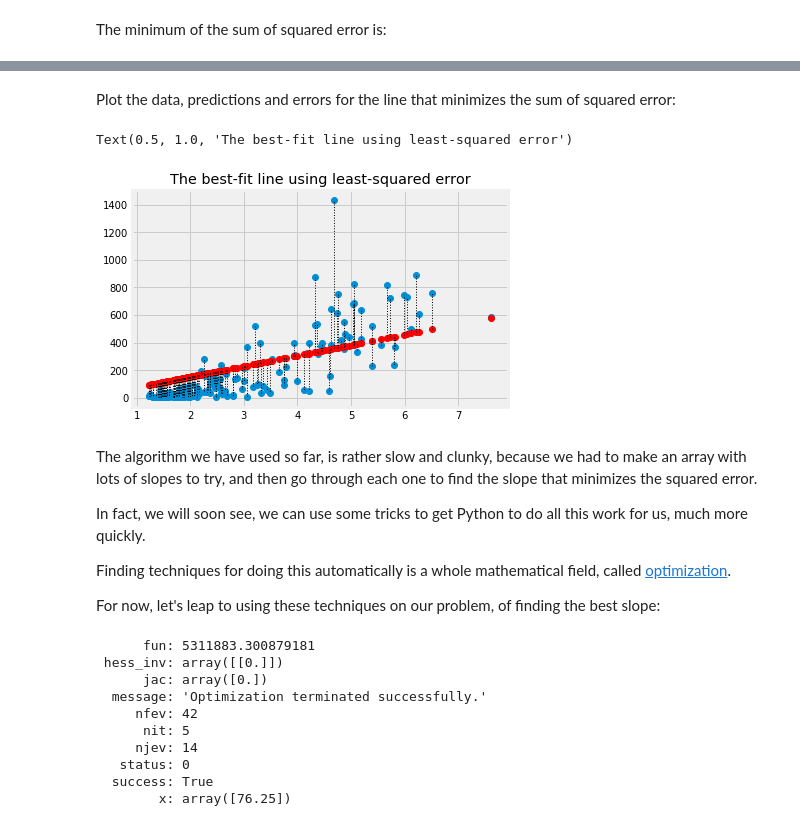
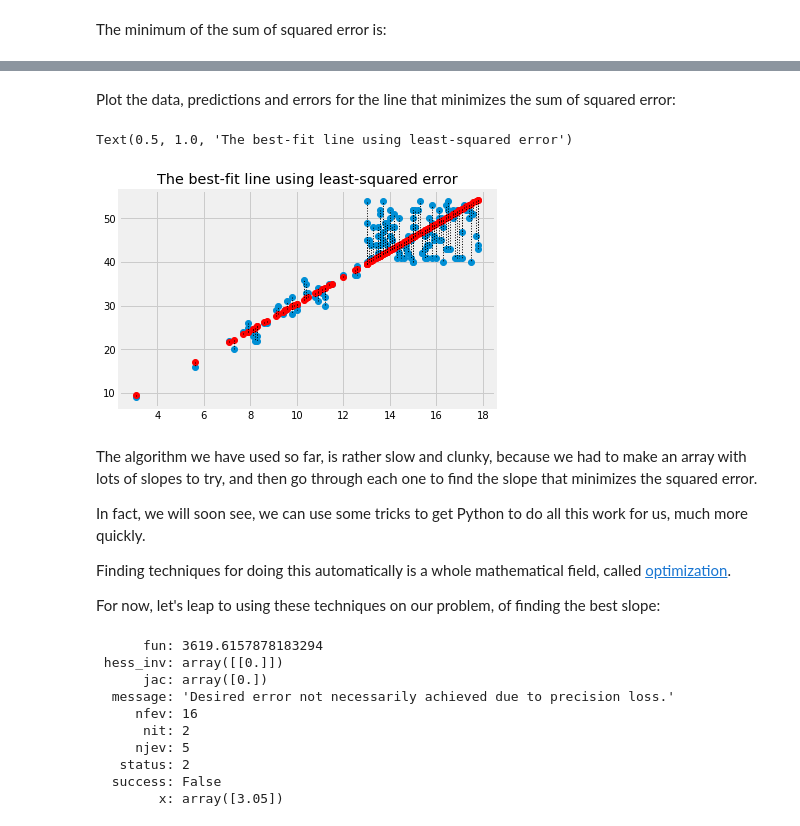
Before and after one commit to matthew-brett/cfd2019, a Jupyter notebook: notebooks/08/mean_and_slopes.ipynb, the cells around one changed output, grey strips where cells are left out. Cells and saved outputs as stored; diff of their text form; code cells hidden in the pictures.

```diff
--- a/notebooks/08/mean_and_slopes.ipynb
+++ b/notebooks/08/mean_and_slopes.ipynb
@@ -228,10 +277,10 @@ In this plot, for each point, we draw a thin dotted line between the prediction
 # %%
-plt.plot(fert, mmr, 'o')
-plt.plot(fert, mmr_predicted, 'o', color='red')
+plt.plot(hgb, pcv, 'o')
+plt.plot(hgb, pcv_predicted, 'o', color='red')
 # Draw a line between predicted and actual
-for i in np.arange(len(fert)):
-    x = fert[i]
-    y_0 = mmr_predicted[i]
-    y_1 = mmr[i]
+for i in np.arange(len(hgb)):
+    x = hgb[i]
+    y_0 = pcv_predicted[i]
+    y_1 = pcv[i]
     plt.plot([x, x], [y_0, y_1], ':', color='black', linewidth=1)
 # %% [output]
@@ -257,7 +318,7 @@ We have already calculated the prediction and error for our slope of 100, but le
 # %%
-slope = 100
-mmr_predicted = fert * slope
-error = mmr - mmr_predicted
+slope = 3
+pcv_predicted = hgb * slope
+error = pcv - pcv_predicted
 # The sum of squared error
-sum(error ** 2)
+np.sum(error ** 2)
 # %% [output]
@@ -271,8 +333,8 @@ outside *function world*. The function can see these values, from
 function world.
 # %%
 def sos_error(slope):
-    fitted = fert * slope  # 'fert' comes from the top level
-    error = mmr - fitted     # 'mmr' comes from the top level
+    fitted = hgb * slope  # 'hgb' comes from the top level
+    error = pcv - fitted     # 'pcv' comes from the top level
     return np.sum(error ** 2)
 # %% [markdown]
 First check we get the same answer as the calculation above:
@@ -291,6 +355,6 @@ Now we can use the same strategy as we used in the [mean meaning](mean_meaning)
 # %%
 # Slopes to try
-some_slopes = np.arange(50, 110, 0.1)
+some_slopes = np.arange(2, 4, 0.01)
 n_slopes = len(some_slopes)
 # Try all these slopes, calculate and record sum of squared error
 sos_errors = np.zeros(n_slopes)
@@ -342,40 +410,44 @@ best_slope
 # %% [markdown]
-Plot the data, predictions and errors for the line that minimizes the sum of squared error:
+Plot the data, predictions and errors for the line that minimizes the sum of
+squared error:
 # %%
-best_predicted = fert * best_slope
-plt.plot(fert, mmr, 'o')
-plt.plot(fert, best_predicted, 'o', color='red')
-for i in np.arange(len(fert)):
-    x = fert[i]
+best_predicted = hgb * best_slope
+plt.plot(hgb, pcv, 'o')
+plt.plot(hgb, best_predicted, 'o', color='red')
+for i in np.arange(len(hgb)):
+    x = hgb[i]
     y_0 = best_predicted[i]
-    y_1 = mmr[i]
+    y_1 = pcv[i]
     plt.plot([x, x], [y_0, y_1], ':', color='black', linewidth=1)
 plt.title('The best-fit line using least-squared error')
 # %% [output]
 Text(0.5, 1.0, 'The best-fit line using least-squared error')
-[figure, old version]
+[figure, new version]
 # %% [markdown]
-The algorithm we have used so far, is rather slow and clunky, because we had to make an array with lots of slopes to try, and then go through each one to find the slope that minimizes the squared error.
+The algorithm we have used so far, is rather slow and clunky, because we had to
+make an array with lots of slopes to try, and then go through each one to find
+the slope that minimizes the squared error.
 
-In fact, we will soon see, we can use some tricks to get Python to do all this work for us, much more quickly.
+In fact, we will soon see, we can use some tricks to get Python to do all this
+work for us, much more quickly.
 
-Finding techniques for doing this automatically is a whole
-mathematical field, called
-[optimization](https://en.wikipedia.org/wiki/Mathematical_optimization).
+Finding techniques for doing this automatically is a whole mathematical field,
+called [optimization](https://en.wikipedia.org/wiki/Mathematical_optimization).
 
-For now, let's leap to using these techniques on our problem, of finding the best slope:
+For now, let's leap to using these techniques on our problem, of finding the
+best slope:
 # %%
 from scipy.optimize import minimize
-# 100 below is the slope value to start the search.
-minimize(sos_error, 100)
+# 3 below is the slope value to start the search.
+minimize(sos_error, 3)
 # %% [output]
-      fun: 5311883.300879181
+      fun: 3619.6157878183294
  hess_inv: array([[0.]])
       jac: array([0.])
-  message: 'Optimization terminated successfully.'
-     nfev: 42
-      nit: 5
-     njev: 14
-   status: 0
-  success: True
-        x: array([76.25])
+  message: 'Desired error not necessarily achieved due to precision loss.'
+     nfev: 16
+      nit: 2
+     njev: 5
+   status: 2
+  success: False
+        x: array([3.05])
```
Also changed, not shown: parts of 67 cells of this notebook, 5 other files.
